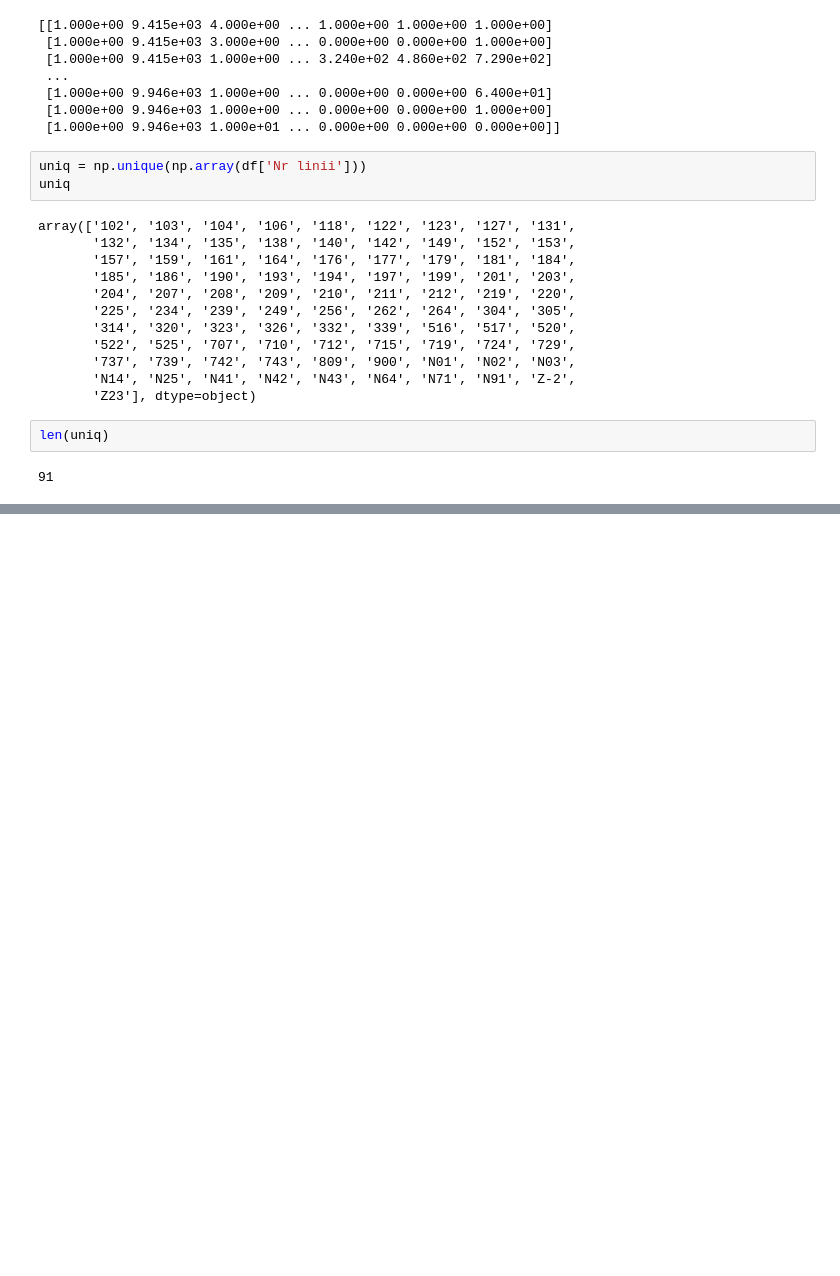
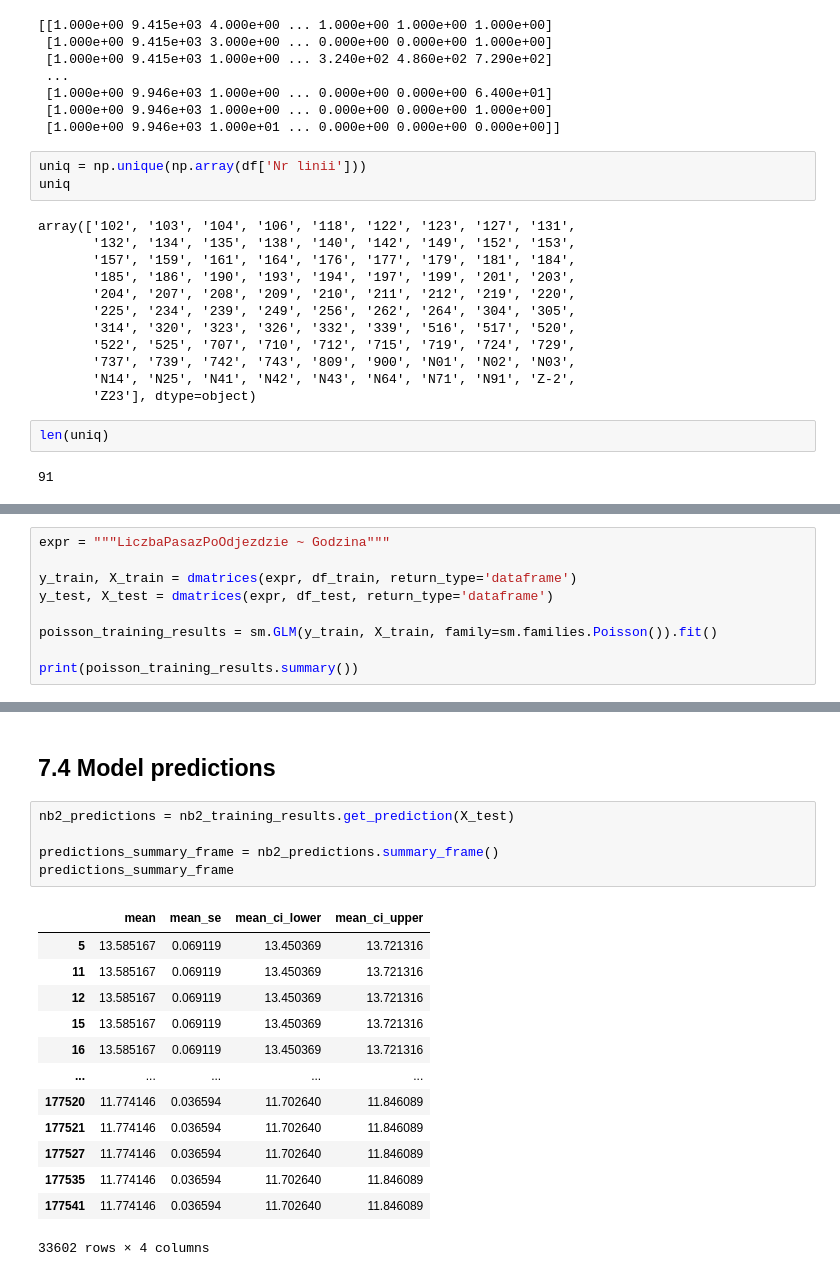
Before and after one commit to Walczi123/Projekt_Przetwarzanie_Danych, a Jupyter notebook: initial_data_processing.ipynb, the cells around one changed output, grey strips where cells are left out. Drawn from its saved outputs; the diff is of its cells as text; blank space fills up the shorter version.

```diff
--- a/initial_data_processing.ipynb
+++ b/initial_data_processing.ipynb
@@ -296,0 +341,9 @@ len(uniq)
+# %%
+expr = """LiczbaPasazPoOdjezdzie ~ Godzina"""
+
+y_train, X_train = dmatrices(expr, df_train, return_type='dataframe')
+y_test, X_test = dmatrices(expr, df_test, return_type='dataframe')
+
+poisson_training_results = sm.GLM(y_train, X_train, family=sm.families.Poisson()).fit()
+
+print(poisson_training_results.summary())
@@ -296,0 +430,21 @@ len(uniq)
+# %% [markdown]
+## 7.4 Model predictions
+# %%
+nb2_predictions = nb2_training_results.get_prediction(X_test)
+
+predictions_summary_frame = nb2_predictions.summary_frame()
+predictions_summary_frame
+# %% [output]
+|  | mean | mean_se | mean_ci_lower | mean_ci_upper |
+| 5 | 13.585167 | 0.069119 | 13.450369 | 13.721316 |
+| 11 | 13.585167 | 0.069119 | 13.450369 | 13.721316 |
+| 12 | 13.585167 | 0.069119 | 13.450369 | 13.721316 |
+| 15 | 13.585167 | 0.069119 | 13.450369 | 13.721316 |
+| 16 | 13.585167 | 0.069119 | 13.450369 | 13.721316 |
+| ... | ... | ... | ... | ... |
+| 177520 | 11.774146 | 0.036594 | 11.702640 | 11.846089 |
+| 177521 | 11.774146 | 0.036594 | 11.702640 | 11.846089 |
+| 177527 | 11.774146 | 0.036594 | 11.702640 | 11.846089 |
+| 177535 | 11.774146 | 0.036594 | 11.702640 | 11.846089 |
+| 177541 | 11.774146 | 0.036594 | 11.702640 | 11.846089 |
+33602 rows × 4 columns
```
Also changed, not shown: parts of 19 cells of this notebook.
